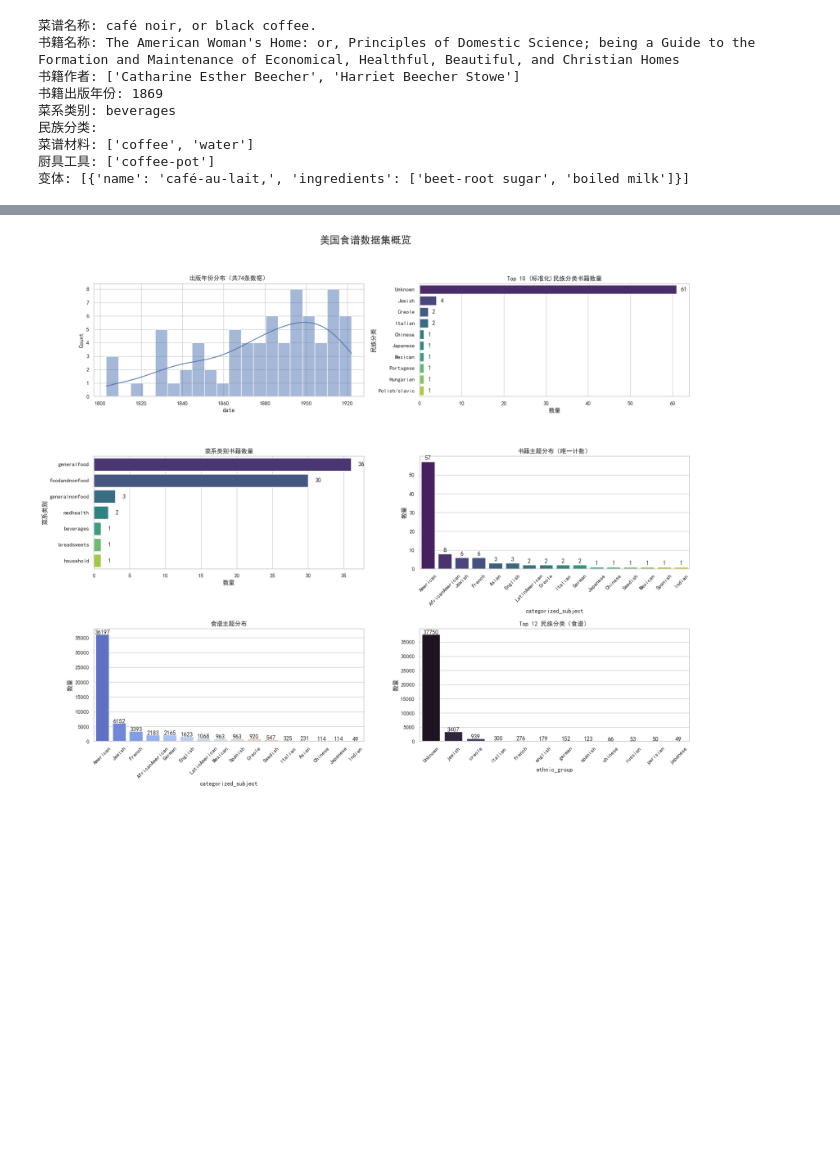
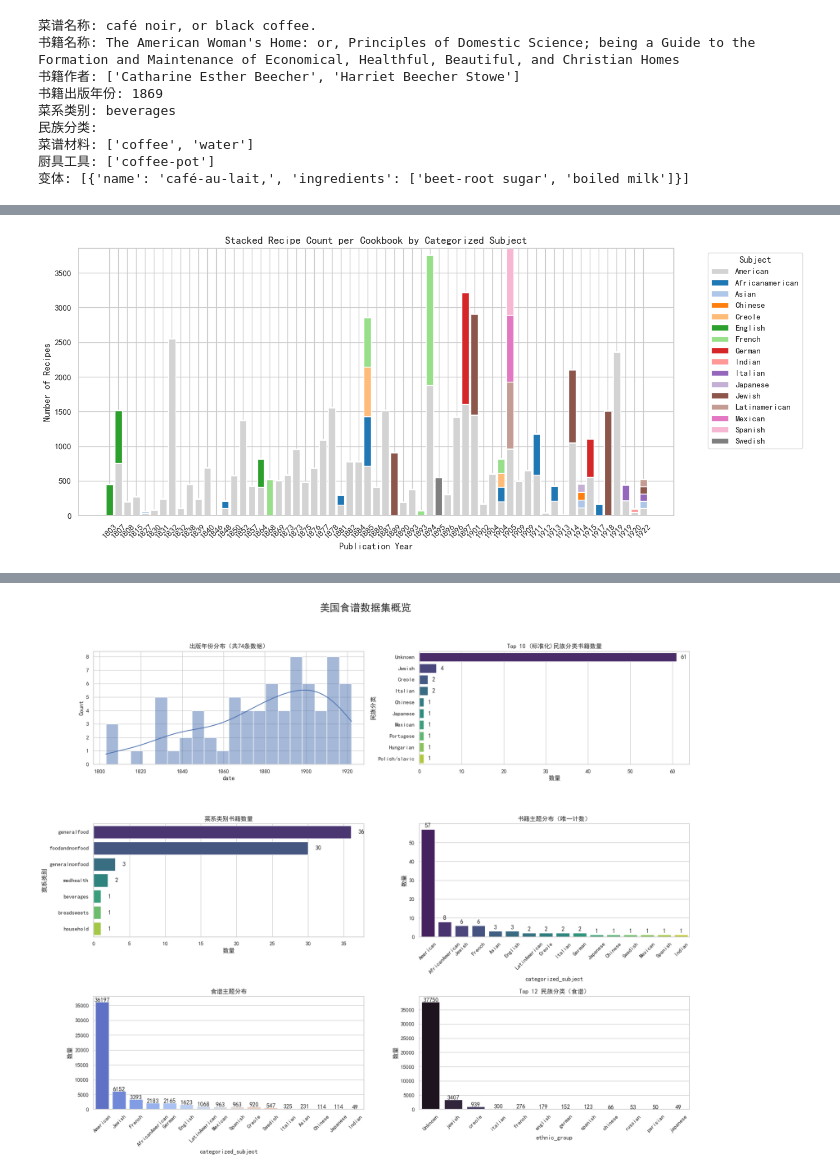
Before and after one commit to YunlongDong01/American-Cuisine-Immigration, a Jupyter notebook: All_Book_Visualization.ipynb, the cells around one changed output, grey strips where cells are left out. Saved outputs shown, nothing was run; the diff lists cells and outputs as text; code cells hidden in the pictures; blank space fills up the shorter version.

```diff
--- a/All_Book_Visualization.ipynb
+++ b/All_Book_Visualization.ipynb
@@ -212,0 +299,50 @@ def categorize_subjects(subjects):
+# %%
+# 参数：显示前 top_n 本书
+top_n = 74
+
+recipes_clean = recipes_with_subjects[recipes_with_subjects['categorized_subject'] != 'Nan'].copy()
+recipes_clean['categorized_subject'] = recipes_clean['categorized_subject'].astype(str).str.strip().str.title()
+
+subject_counts = recipes_clean.groupby(['book_id', 'categorized_subject']).size().unstack(fill_value=0)
+
+# 提取 df_books 中书籍的出版日期和标题
+books_with_info = df_books[['book_id', 'date', 'title']].copy()
+books_with_info['date'] = pd.to_numeric(books_with_info['date'], errors='coerce')
+books_with_info = books_with_info.dropna(subset=['date'])
+
+# 合并数据
+merged = subject_counts.merge(books_with_info, on='book_id', how='left')
+merged = merged.dropna(subset=['date'])
+merged = merged.sort_values('date').head(top_n)
+
+# 仅保留 subject 类别列（即来自 groupby 的列）
+subject_cols = subject_counts.columns
+
+# 转换为整数类型（确保绘图时不报错）
+merged[subject_cols] = merged[subject_cols].apply(pd.to_numeric, errors='coerce').fillna(0).astype(int)
+
+# 设置颜色：可手动指定某个类别颜色，其余用 tab20 自动分配
+colors = {'American': 'lightgray'}
+other_groups = [g for g in subject_cols if g != 'American']
+color_cycle = plt.cm.tab20.colors
+for i, g in enumerate(other_groups):
+    colors[g] = color_cycle[i % len(color_cycle)]
+
+plt.figure(figsize=(14, 6))
+bottom = [0] * len(merged)
+x_positions = range(len(merged))
+
+for group in ['American'] + other_groups:
+    plt.bar(x_positions, merged[group], bottom=bottom, label=group, color=colors[group])
+    bottom = [i + j for i, j in zip(bottom, merged[group])]
+
+# 设置X轴为出版年份
+plt.xticks(x_positions, merged['date'].astype(int), rotation=45)
+plt.title("Stacked Recipe Count per Cookbook by Categorized Subject", fontsize=14)
+plt.xlabel("Publication Year", fontsize=12)
+plt.ylabel("Number of Recipes", fontsize=12)
+plt.legend(title='Subject', bbox_to_anchor=(1.05, 1), loc='upper left')
+plt.tight_layout()
+plt.show()
+# %% [output]
+[figure, added]
```
Also changed, not shown: parts of 52 cells of this notebook.
